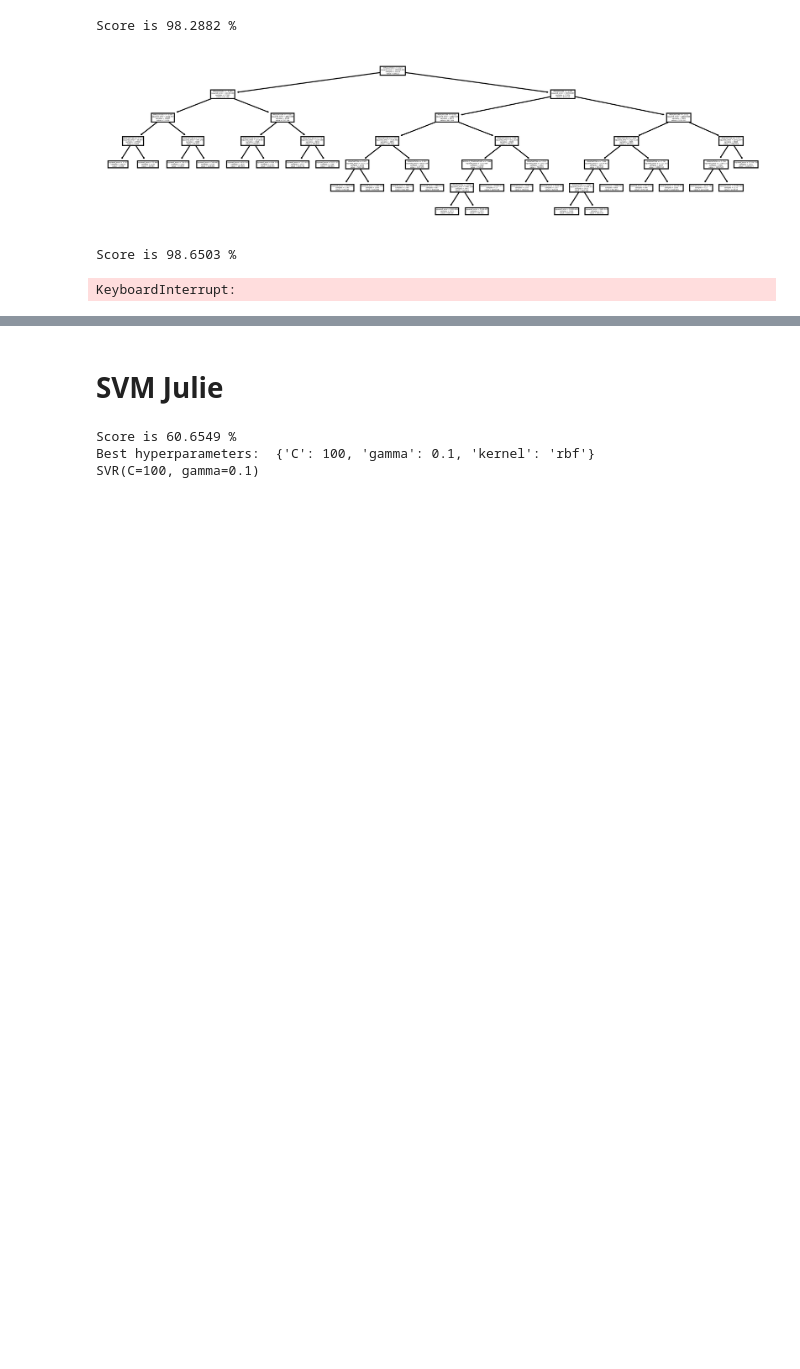
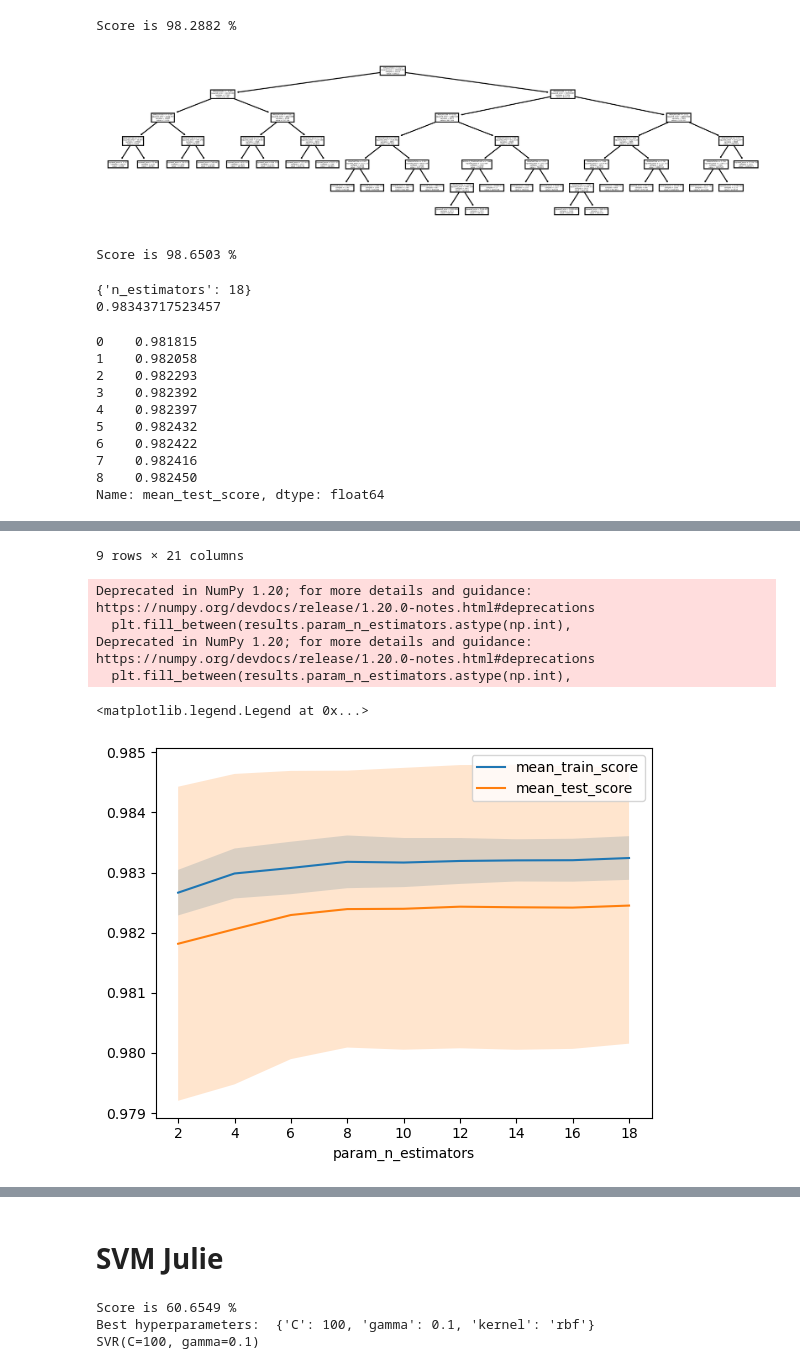
Before and after one commit to Enginedeer/AML_project, a Jupyter notebook: andi_AML.ipynb, the cells around one changed output, grey strips where cells are left out. Saved outputs shown, nothing was run; the diff lists cells and outputs as text; code cells hidden in the pictures; blank space fills up the shorter version.

```diff
--- a/andi_AML.ipynb
+++ b/andi_AML.ipynb
@@ -470,10 +470,37 @@ Score is 98.6503 %
 
 # param_grid = {'n_estimators': range(100,200,10), 'min_impurity_decrease': range(0, 15), 'max_depth': range(2, 8)}
     # Note that it will always be advantageously to minimize "min_impurity_decrease" and maximize "max_depth".
-param_grid = {'n_estimators': range(100,200,10)}
-grid = GridSearchCV(RandomForestRegressor(min_impurity_decrease=15, max_depth=7, random_state=42), param_grid, cv=10)
+param_grid_tree = {'n_estimators': range(2,20,2)}
+grid = GridSearchCV(RandomForestRegressor(min_impurity_decrease=15-5, max_depth=7+5, random_state=42), param_grid=param_grid_tree, cv=5, return_train_score=True)
 grid.fit(X_train, y_train)
 print(grid.best_params_)
 print(grid.score(X_test, y_test))
 # %% [output]
-KeyboardInterrupt:
+{'n_estimators': 18}
+0.98343717523457
+# %%
+# import pandas as pd
+results = pd.DataFrame(grid.cv_results_)
+print(results.loc[:,'mean_test_score'])
+display(results)
+
+results.plot('param_n_estimators', 'mean_train_score')
+results.plot('param_n_estimators', 'mean_test_score', ax=plt.gca()) # Tror "validation" score, but called "test" score; like Rahman has written.
+plt.fill_between(results.param_n_estimators.astype(np.int),
+                 results['mean_train_score'] + results['std_train_score'],
+                 results['mean_train_score'] - results['std_train_score'], alpha=0.2)
+plt.fill_between(results.param_n_estimators.astype(np.int),
+                 results['mean_test_score'] + results['std_test_score'],
+                 results['mean_test_score'] - results['std_test_score'], alpha=0.2)
+plt.legend()
+# %% [output]
+0    0.981815
+1    0.982058
+2    0.982293
+3    0.982392
+4    0.982397
+5    0.982432
+6    0.982422
+7    0.982416
+8    0.982450
+Name: mean_test_score, dtype: float64
@@ -479,0 +517,7 @@ KeyboardInterrupt:
+9 rows × 21 columns
+Deprecated in NumPy 1.20; for more details and guidance: https://numpy.org/devdocs/release/1.20.0-notes.html#deprecations
+  plt.fill_between(results.param_n_estimators.astype(np.int),
+Deprecated in NumPy 1.20; for more details and guidance: https://numpy.org/devdocs/release/1.20.0-notes.html#deprecations
+  plt.fill_between(results.param_n_estimators.astype(np.int),
+<matplotlib.legend.Legend at 0x...>
+[figure, added]
```
Also changed, not shown: parts of 6 cells of this notebook.
